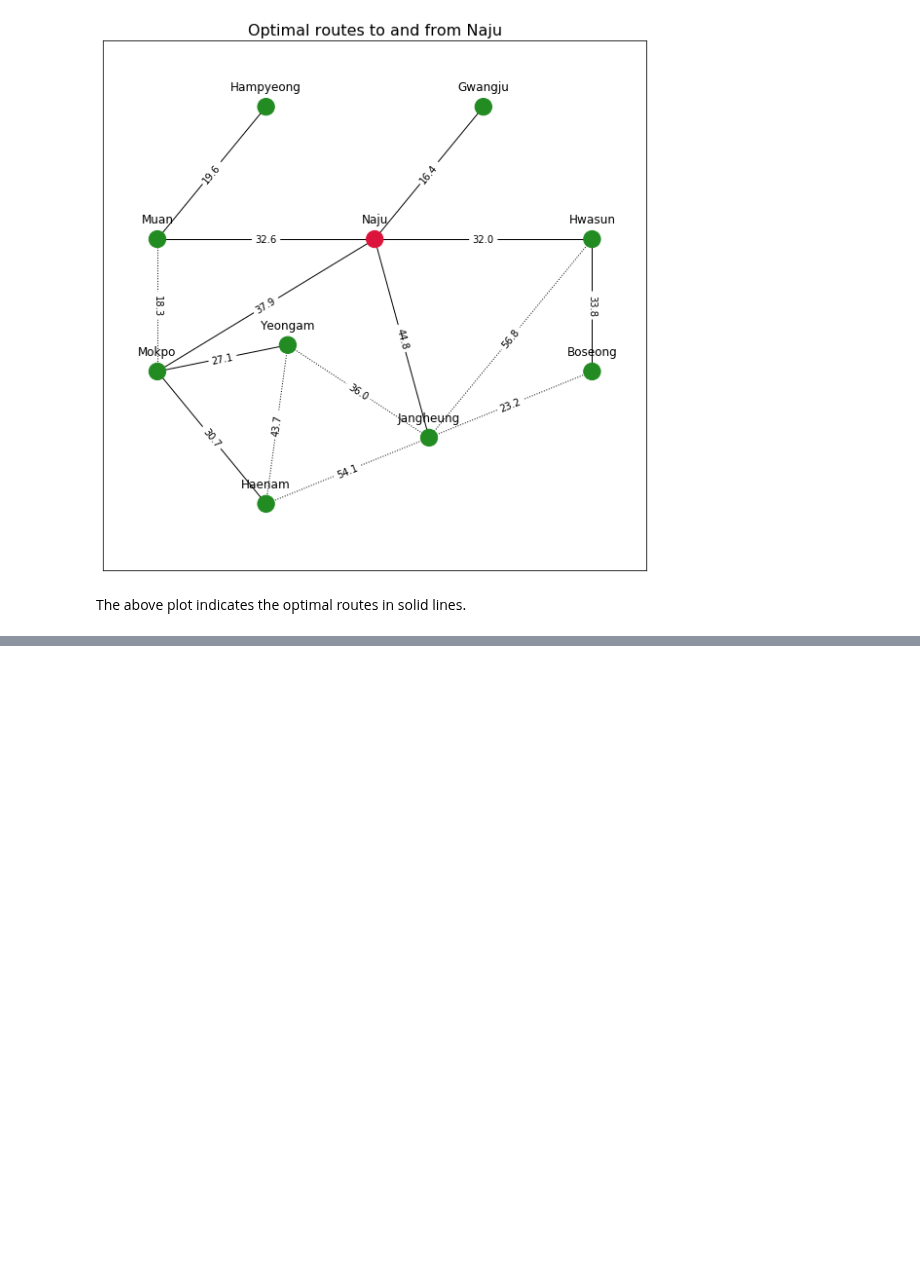
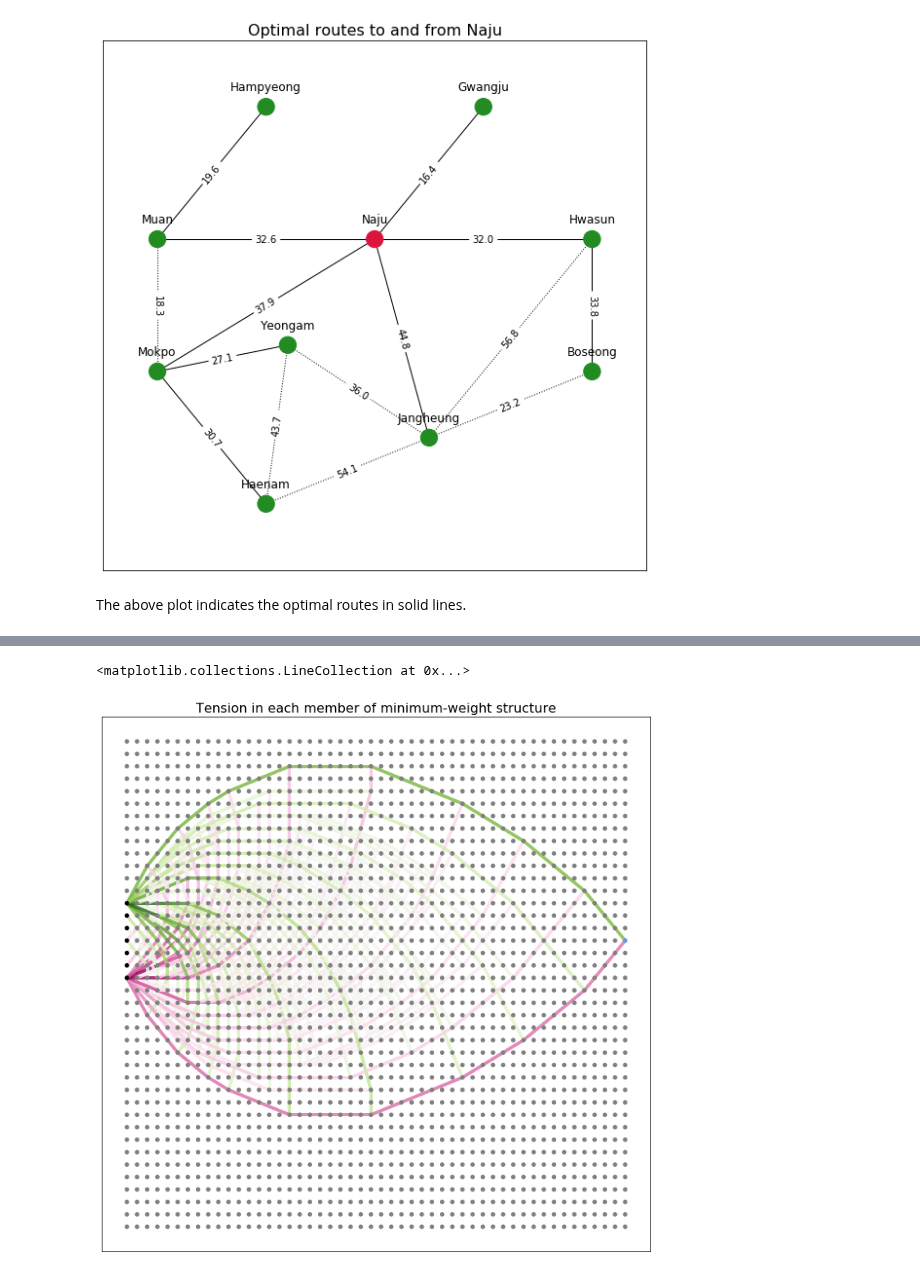
Before and after one commit to maxkapur/maxkapur.github.io, a Jupyter notebook: math/linprog.ipynb, the cells around one changed output, grey strips where cells are left out. Saved outputs shown, nothing was run; the diff lists cells and outputs as text; code cells hidden in the pictures; blank space fills up the shorter version.

Commit message:
min weight structure

```diff
--- a/math/linprog.ipynb
+++ b/math/linprog.ipynb
@@ -847,0 +1079,24 @@ The above plot indicates the optimal routes in solid lines.
+# %%
+edges = []
+edges_l = []
+edges_u = []
+b = []
+
+# Determine the edges connected to each node and their lengths
+
+for i in node_locs:
+    w = node_locs[i] + edges_rel
+    for d, j in enumerate(w):
+        if str(j) in node_locs:
+            # Need to derive node-incidence matrix from this
+            edges.append([i,str(j)])
+            edges_l.append(edges_rel_l[d])
+            edges_u.append(edges_rel_u[d])
+    if node_types[i]=='black': b.append([np.inf, np.inf]) # Anchored nodes can have arbitrary stress
+    if node_types[i]=='cornflowerblue': b.append([0,-10000]) # Blue node bears ext load
+    if node_types[i]=='gray': b.append([0,0]) # Others should balance to 0
+
+edges = np.array(edges)
+edges_l = np.array(edges_l)
+edges_u = np.array(edges_u)
+n_edges = edges.shape[0]
@@ -848,3 +1137,26 @@ The above plot indicates the optimal routes in solid lines.
+# %%
+# Tension in each member
+# Subtract the negative part from the positive part
+tension = out.x[:n_edges] - out.x[n_edges:]
+
+# Only plot members with significant tension
+# (otherwise you get white lines from cmap)
+edges_plot = edges[np.abs(tension) > 1e-2]
+tension_plot = tension[np.abs(tension) > 1e-2] / np.abs(tension).max()
+
+tension_plot = np.sign(tension_plot) * np.sqrt(np.abs(tension_plot))
+
+G = nx.Graph()
+G.add_nodes_from(node_locs.keys())
+G.add_edges_from(edges_plot)
+
+plt.figure(figsize=(12,12),facecolor="white")
+plt.title('Tension in each member of minimum-weight structure', size=16)
+nx.draw_networkx_nodes(G, pos = node_locs, node_size=20, node_color=node_types.values())
+nx.draw_networkx_edges(G, pos = node_locs, alpha=.8, edge_color= tension_plot, edge_cmap=plt.cm.PiYG, width=4)
+# %% [output]
+<matplotlib.collections.LineCollection at 0x...>
+[figure, added]
 # %%
 !jupyter nbconvert linprog.ipynb
 # %% [output]
```
Also changed, not shown: parts of 20 cells of this notebook, 1 other file.
